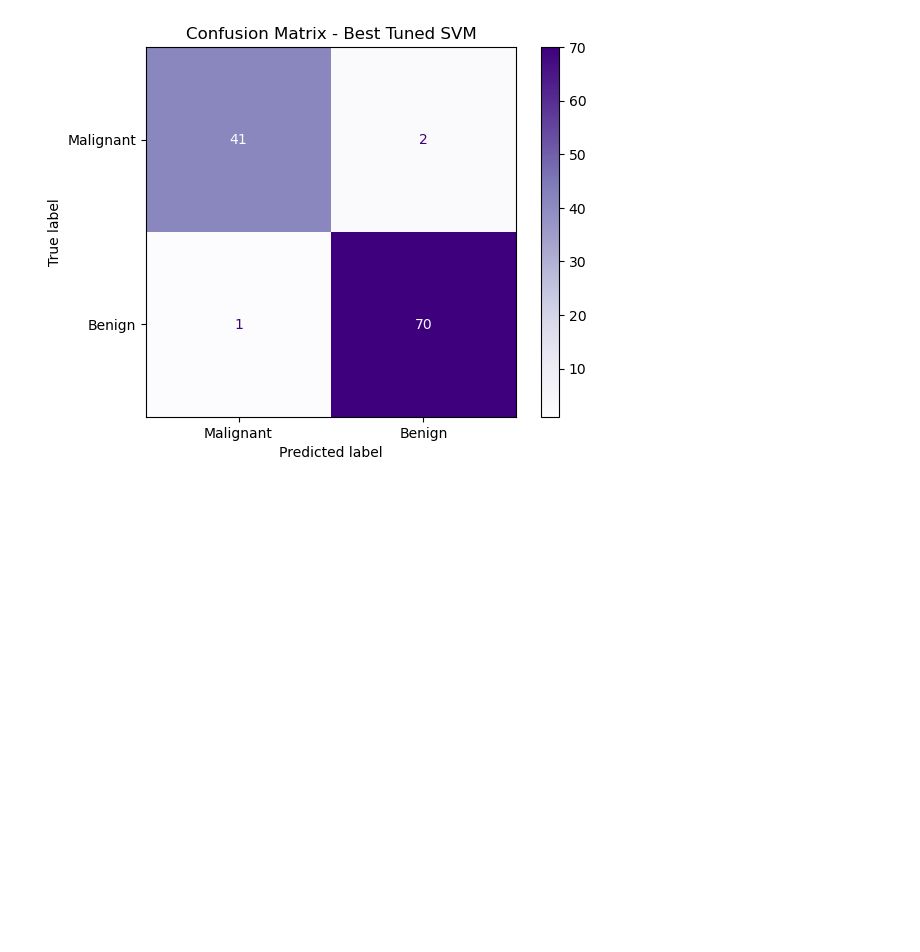
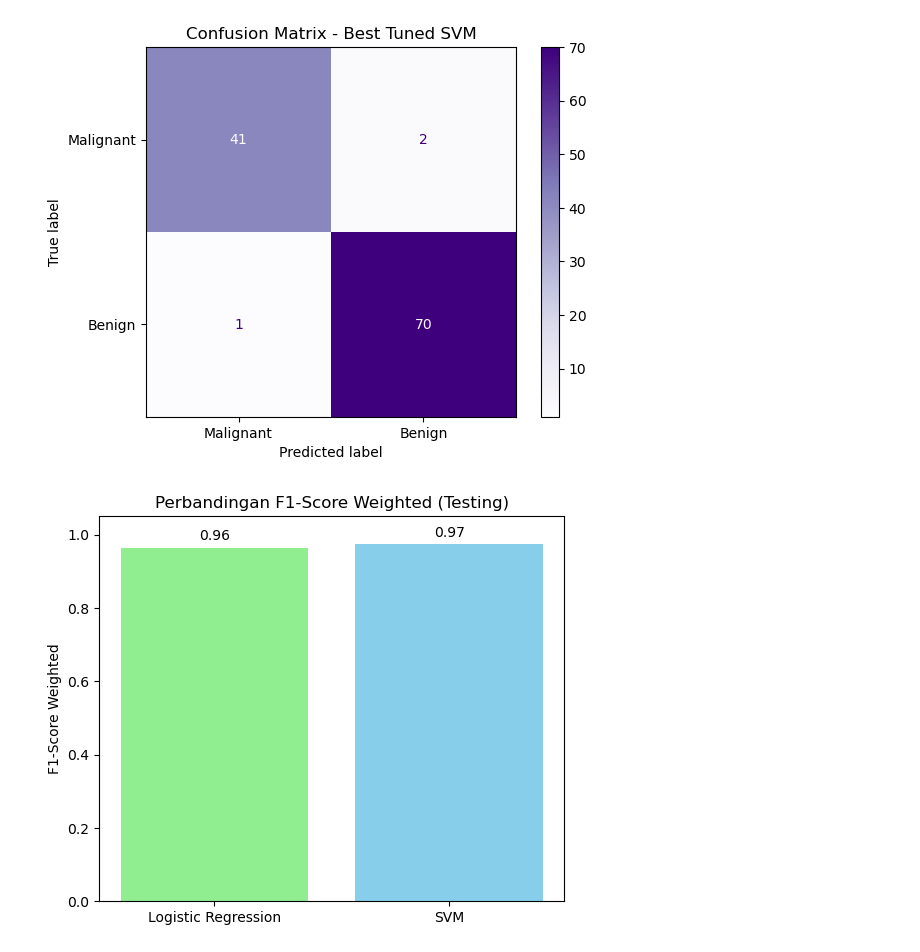
Before and after one commit to leonardwgk/Breast-Cancer-Detection, a Jupyter notebook: breastCancerDetection-Presentation.ipynb, the cells around one changed output. Saved outputs shown, nothing was run; the diff lists cells and outputs as text; code cells hidden in the pictures; blank space fills up the shorter version.

```diff
--- a/breastCancerDetection-Presentation.ipynb
+++ b/breastCancerDetection-Presentation.ipynb
@@ -361,3 +361,40 @@ Classification Report (Best Tuned SVM):
    macro avg       0.97      0.97      0.97       114
 weighted avg       0.97      0.97      0.97       114
 [figure]
+# %%
+import matplotlib.pyplot as plt
+import numpy as np
+from sklearn.metrics import classification_report
+
+# === Logistic Regression (Test) ===
+log_test_pred = logisticModel.predict(X_test)
+log_test_report = classification_report(Y_test, log_test_pred, output_dict=True)
+log_test_f1 = log_test_report["weighted avg"]["f1-score"]
+
+# === SVM (Test) ===
+svm_test_pred = svmModel.predict(X_test_scaled)
+svm_test_report = classification_report(Y_test, svm_test_pred, output_dict=True)
+svm_test_f1 = svm_test_report["weighted avg"]["f1-score"]
+
+# === Plot perbandingan F1-score Weighted (Test) ===
+models = ["Logistic Regression", "SVM"]
+f1_scores = [log_test_f1, svm_test_f1]
+
+plt.figure(figsize=(6,5))
+bars = plt.bar(models, f1_scores, color=["lightgreen", "skyblue"])
+plt.title("Perbandingan F1-Score Weighted (Testing)")
+plt.ylabel("F1-Score Weighted")
+plt.ylim(0, 1.05)
+
+# Tambahkan angka di atas bar
+for bar in bars:
+    height = bar.get_height()
+    plt.annotate(f"{height:.2f}",
+                 xy=(bar.get_x() + bar.get_width()/2, height),
+                 xytext=(0,3),
+                 textcoords="offset points",
+                 ha="center", va="bottom")
+
+plt.show()
+# %% [output]
+[figure, added]
```
Also changed, not shown: 5 other files.
